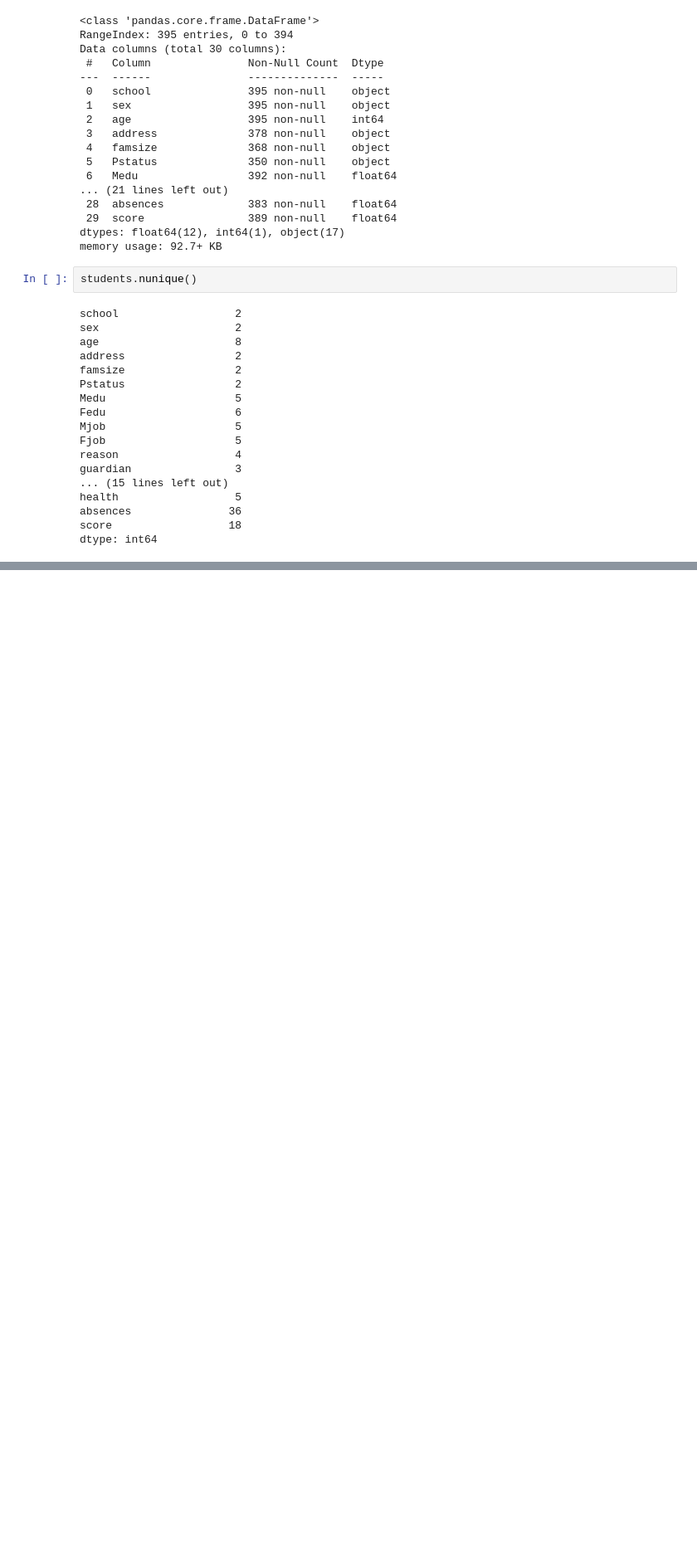
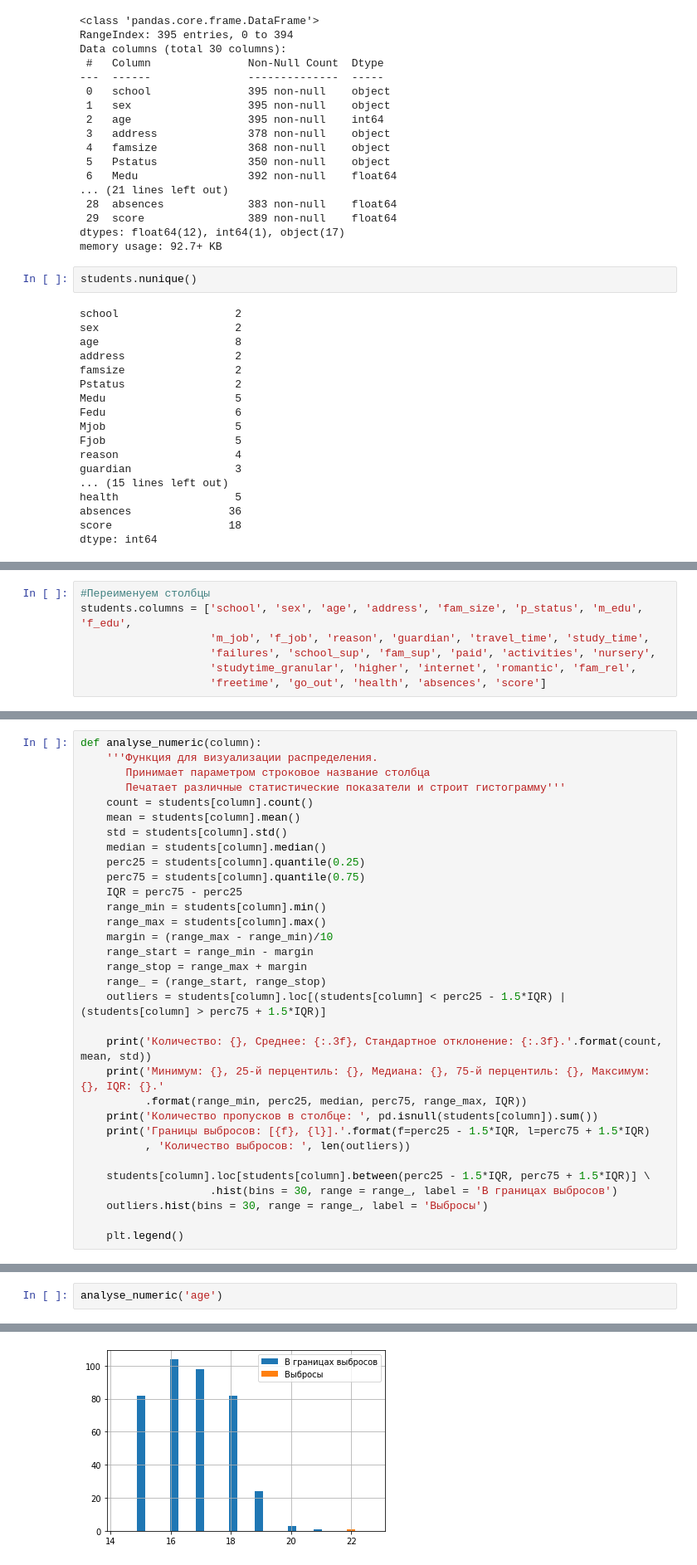
Before and after one commit to greg-kan/mlda, a Jupyter notebook: SkillFactory/unit_2/exploratory_data_analysis_kanavenko.ipynb, the cells around one changed output, grey strips where cells are left out. Shown: that part at 83% size. Cells and saved outputs as stored; diff of their text form; blank space fills up the shorter version.

```diff
--- a/SkillFactory/unit_2/exploratory_data_analysis_kanavenko.ipynb
+++ b/SkillFactory/unit_2/exploratory_data_analysis_kanavenko.ipynb
@@ -69,0 +112,7 @@ dtype: int64
+# %%
+#Переименуем столбцы
+students.columns = ['school', 'sex', 'age', 'address', 'fam_size', 'p_status', 'm_edu', 'f_edu',
+                    'm_job', 'f_job', 'reason', 'guardian', 'travel_time', 'study_time',
+                    'failures', 'school_sup', 'fam_sup', 'paid', 'activities', 'nursery',
+                    'studytime_granular', 'higher', 'internet', 'romantic', 'fam_rel',
+                    'freetime', 'go_out', 'health', 'absences', 'score']
@@ -69,0 +132,32 @@ dtype: int64
+# %%
+def analyse_numeric(column):
+    '''Функция для визуализации распределения.
+       Принимает параметром строковое название столбца
+       Печатает различные статистические показатели и строит гистограмму'''
+    count = students[column].count()
+    mean = students[column].mean()
+    std = students[column].std()
+    median = students[column].median()
+    perc25 = students[column].quantile(0.25)
+    perc75 = students[column].quantile(0.75)
+    IQR = perc75 - perc25
+    range_min = students[column].min()
+    range_max = students[column].max()
+    margin = (range_max - range_min)/10
+    range_start = range_min - margin
+    range_stop = range_max + margin
+    range_ = (range_start, range_stop)
+    outliers = students[column].loc[(students[column] < perc25 - 1.5*IQR) | (students[column] > perc75 + 1.5*IQR)]
+
+    print('Количество: {}, Среднее: {:.3f}, Стандартное отклонение: {:.3f}.'.format(count, mean, std))
+    print('Минимум: {}, 25-й перцентиль: {}, Медиана: {}, 75-й перцентиль: {}, Максимум: {}, IQR: {}.'
+          .format(range_min, perc25, median, perc75, range_max, IQR))
+    print('Количество пропусков в столбце: ', pd.isnull(students[column]).sum())
+    print('Границы выбросов: [{f}, {l}].'.format(f=perc25 - 1.5*IQR, l=perc75 + 1.5*IQR)
+          , 'Количество выбросов: ', len(outliers))
+
+    students[column].loc[students[column].between(perc25 - 1.5*IQR, perc75 + 1.5*IQR)] \
+                    .hist(bins = 30, range = range_, label = 'В границах выбросов')
+    outliers.hist(bins = 30, range = range_, label = 'Выбросы')
+
+    plt.legend()
@@ -69,0 +196,3 @@ dtype: int64
+# %%
+analyse_numeric('age')
+# %% [output]
@@ -69,0 +203 @@ dtype: int64
+[figure, added]
```
Also changed, not shown: parts of 165 cells of this notebook, 3 other files.
